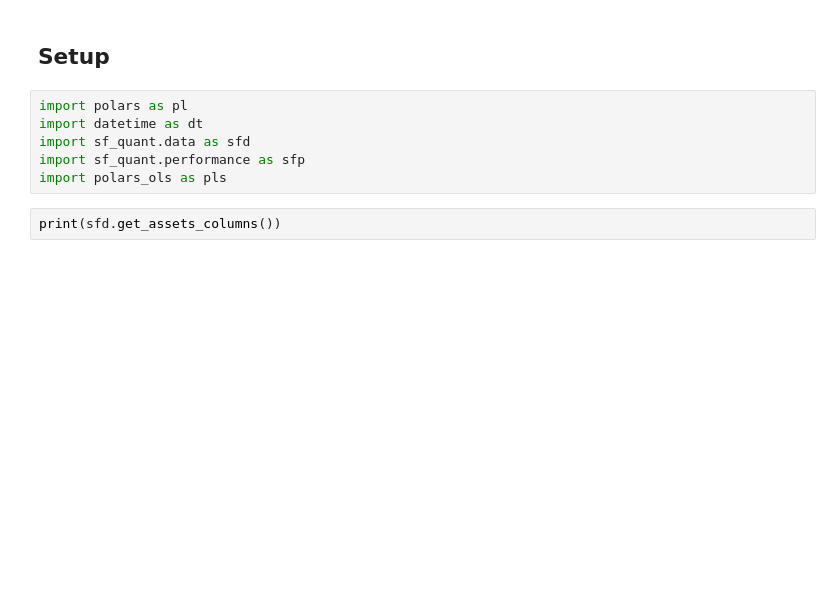
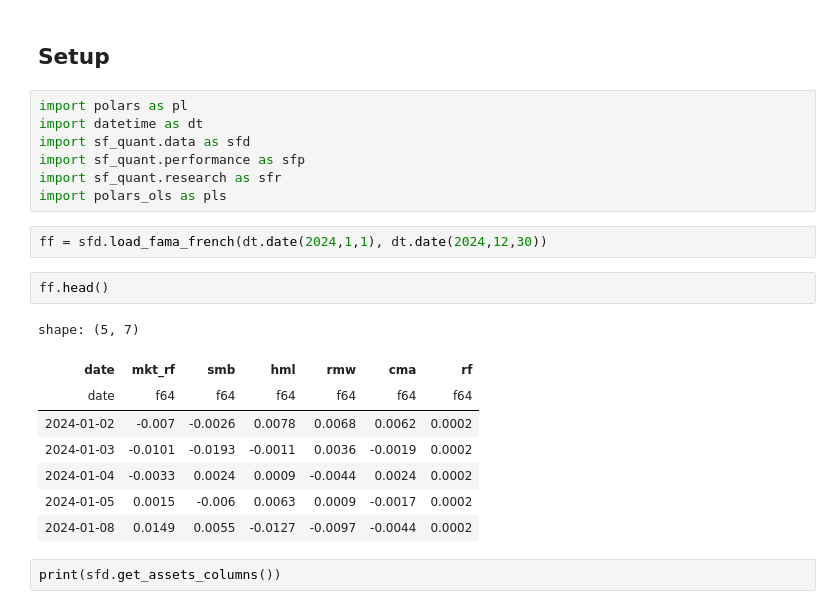
Before and after one commit to BYUSilverFund/sf-quant, a Jupyter notebook: demo_functions.ipynb, the cells around one changed output. Saved outputs shown, nothing was run; the diff lists cells and outputs as text; blank space fills up the shorter version.

```diff
--- a/demo_functions.ipynb
+++ b/demo_functions.ipynb
@@ -14,7 +14,21 @@ import polars as pl
 import datetime as dt
 import sf_quant.data as sfd
 import sf_quant.performance as sfp
+import sf_quant.research as sfr
 import polars_ols as pls
+# %%
+ff = sfd.load_fama_french(dt.date(2024,1,1), dt.date(2024,12,30))
+# %%
+ff.head()
+# %% [output]
+shape: (5, 7)
+| date | mkt_rf | smb | hml | rmw | cma | rf |
+| date | f64 | f64 | f64 | f64 | f64 | f64 |
+| 2024-01-02 | -0.007 | -0.0026 | 0.0078 | 0.0068 | 0.0062 | 0.0002 |
+| 2024-01-03 | -0.0101 | -0.0193 | -0.0011 | 0.0036 | -0.0019 | 0.0002 |
+| 2024-01-04 | -0.0033 | 0.0024 | 0.0009 | -0.0044 | 0.0024 | 0.0002 |
+| 2024-01-05 | 0.0015 | -0.006 | 0.0063 | 0.0009 | -0.0017 | 0.0002 |
+| 2024-01-08 | 0.0149 | 0.0055 | -0.0127 | -0.0097 | -0.0044 | 0.0002 |
 # %%
 print(sfd.get_assets_columns())
 # %% [output]
```
Also changed, not shown: parts of 11 cells of this notebook, 9 other files.
